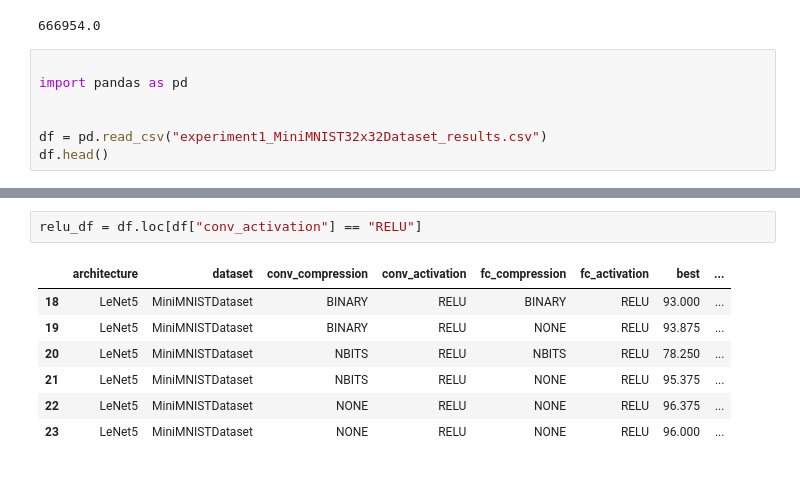
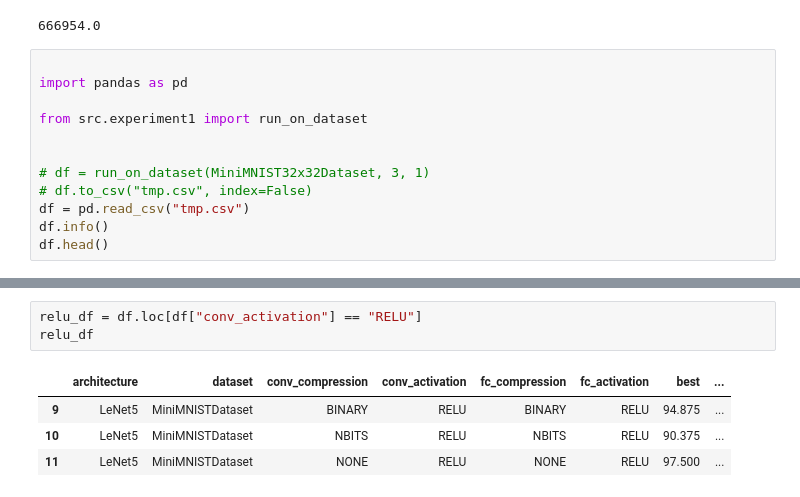
Before and after one commit to DiceNameIsMy/neural-networks-compression, a Jupyter notebook: src/notebooks/experiment1.ipynb, the cells around one changed output, grey strips where cells are left out. Drawn from its saved outputs; the diff is of its cells as text.

Commit message:
Make experiment1 more configurable

```diff
--- a/src/notebooks/experiment1.ipynb
+++ b/src/notebooks/experiment1.ipynb
@@ -32,7 +32,12 @@ evaluator.evaluate_complexity(params)
 
 import pandas as pd
 
+from src.experiment1 import run_on_dataset
 
-df = pd.read_csv("experiment1_MiniMNIST32x32Dataset_results.csv")
+
+# df = run_on_dataset(MiniMNIST32x32Dataset, 3, 1)
+# df.to_csv("tmp.csv", index=False)
+df = pd.read_csv("tmp.csv")
+df.info()
 df.head()
 # %% [output]
@@ -45,10 +67,8 @@ df.head()
 # %%
 relu_df = df.loc[df["conv_activation"] == "RELU"]
+relu_df
 # %% [output]
 |  | architecture | dataset | conv_compression | conv_activation | fc_compression | fc_activation | best | ... |
-| 18 | LeNet5 | MiniMNISTDataset | BINARY | RELU | BINARY | RELU | 93.000 | ... |
-| 19 | LeNet5 | MiniMNISTDataset | BINARY | RELU | NONE | RELU | 93.875 | ... |
-| 20 | LeNet5 | MiniMNISTDataset | NBITS | RELU | NBITS | RELU | 78.250 | ... |
-| 21 | LeNet5 | MiniMNISTDataset | NBITS | RELU | NONE | RELU | 95.375 | ... |
-| 22 | LeNet5 | MiniMNISTDataset | NONE | RELU | NONE | RELU | 96.375 | ... |
-| 23 | LeNet5 | MiniMNISTDataset | NONE | RELU | NONE | RELU | 96.000 | ... |
+| 9 | LeNet5 | MiniMNISTDataset | BINARY | RELU | BINARY | RELU | 94.875 | ... |
+| 10 | LeNet5 | MiniMNISTDataset | NBITS | RELU | NBITS | RELU | 90.375 | ... |
+| 11 | LeNet5 | MiniMNISTDataset | NONE | RELU | NONE | RELU | 97.500 | ... |
```
Also changed, not shown: parts of 4 cells of this notebook, 7 other files.
